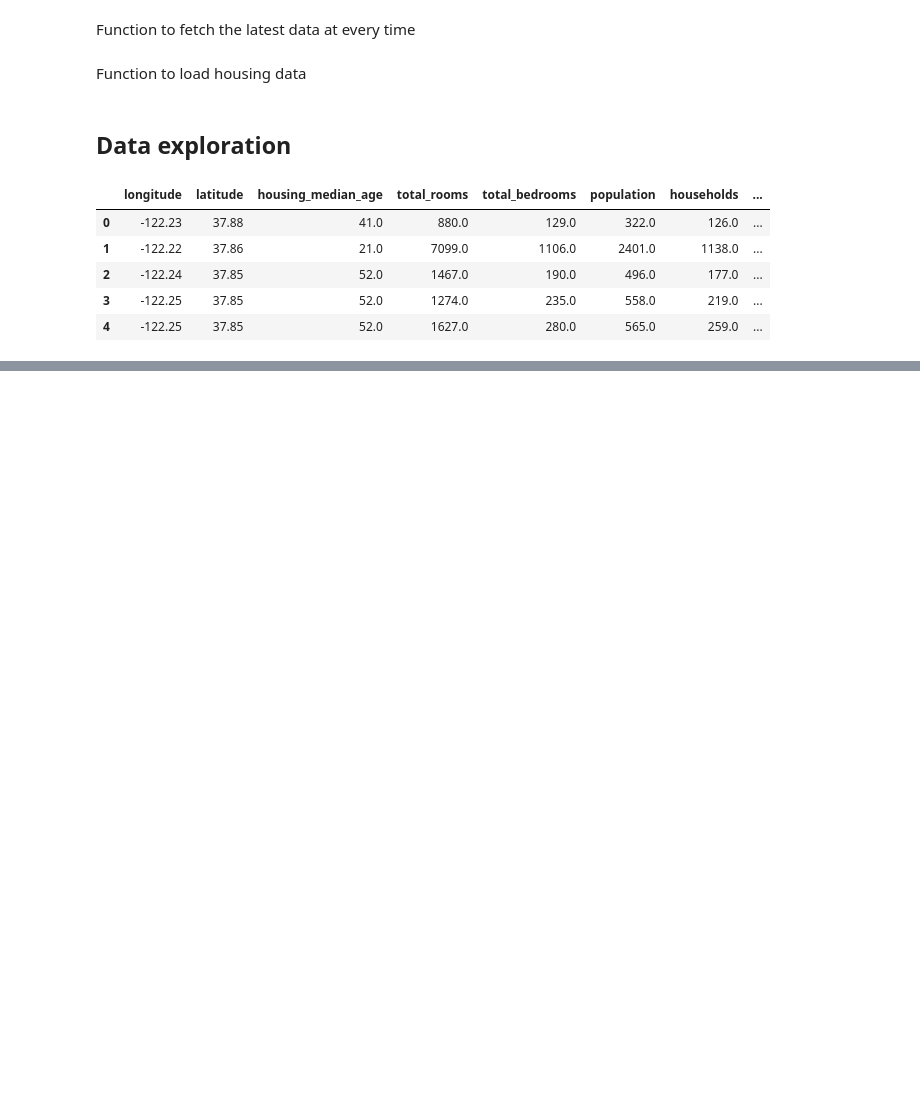
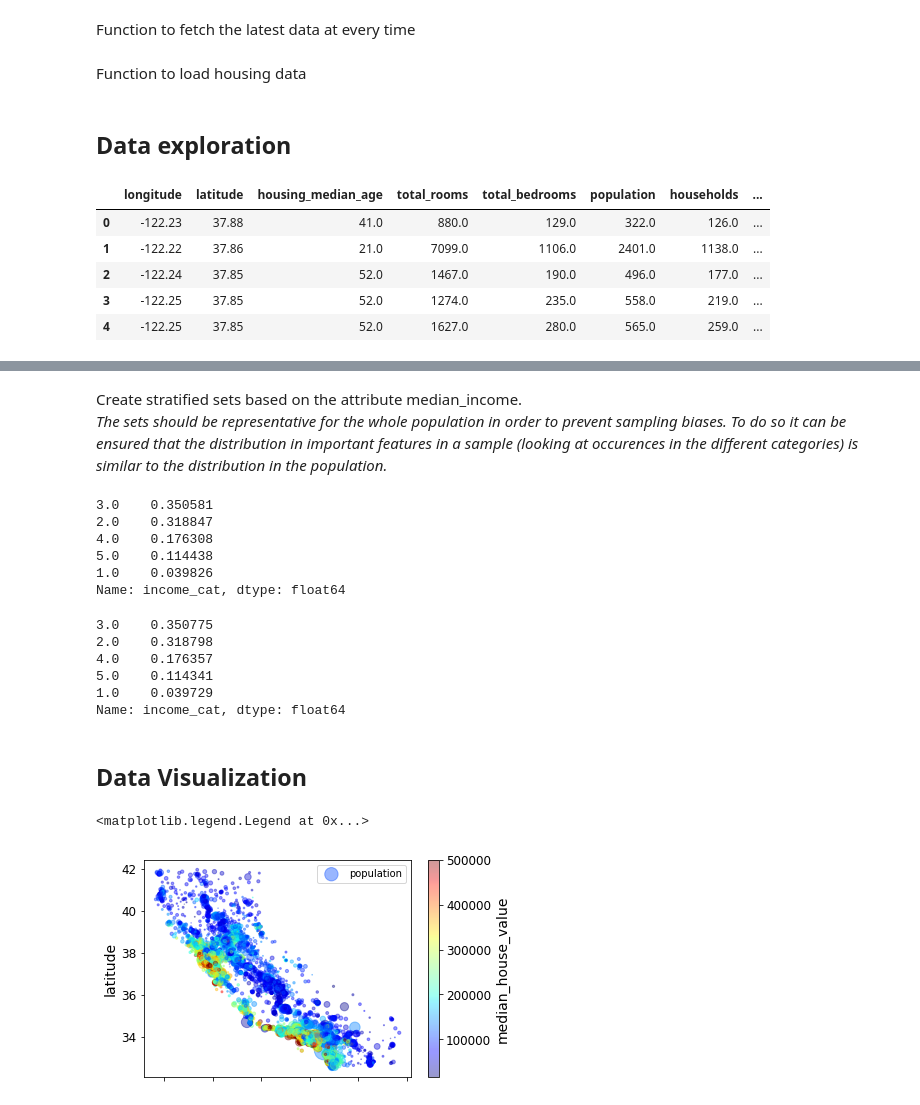
Before and after one commit to SusanneHeinrichs/Hands-on-ML, a Jupyter notebook: Chapter2/End-to-end-ML-project.ipynb/Housing.ipynb, the cells around one changed output, grey strips where cells are left out. Saved outputs shown, nothing was run; the diff lists cells and outputs as text; code cells hidden in the pictures; blank space fills up the shorter version.

```diff
--- a/Chapter2/End-to-end-ML-project.ipynb/Housing.ipynb
+++ b/Chapter2/End-to-end-ML-project.ipynb/Housing.ipynb
@@ -95,0 +139,32 @@ memory usage: 1.6+ MB
+# %% [markdown]
+Create stratified sets based on the attribute median_income.\
+*The sets should be representative for the whole population in order to prevent sampling biases. To do so
+it can be ensured that the distribution in important features in a sample (looking at occurences in the different categories) is similar to the distribution in the population.*
+# %%
+housing["income_cat"] = np.ceil(housing["median_income"]/1.5) #divide by 1.5 and use ceil to round to get categories
+housing["income_cat"].where(housing["income_cat"]< 5,5.0, inplace = True) #all entries with income_cat > 5 belong to cat 5 now
+# %%
+from sklearn.model_selection import StratifiedShuffleSplit
+
+split = StratifiedShuffleSplit(n_splits = 1, random_state = 42)
+for train_index, test_index in split.split(housing, housing["income_cat"]):
+    strat_train_set = housing.loc[train_index]
+    strat_test_set = housing.loc[test_index]
+# %%
+housing["income_cat"].value_counts()/len(housing)
+# %% [output]
+3.0    0.350581
+2.0    0.318847
+4.0    0.176308
+5.0    0.114438
+1.0    0.039826
+Name: income_cat, dtype: float64
+# %%
+strat_test_set["income_cat"].value_counts()/len(strat_test_set)
+# %% [output]
+3.0    0.350775
+2.0    0.318798
+4.0    0.176357
+5.0    0.114341
+1.0    0.039729
+Name: income_cat, dtype: float64
@@ -95,0 +175,15 @@ memory usage: 1.6+ MB
+# %% [markdown]
+## Data Visualization
+# %%
+# Generate copy to play around with it
+housing = strat_train_set.copy()
+# %%
+# Visualize geographical data
+housing.plot(kind = "scatter", x = "longitude", y = "latitude", alpha = 0.4,
+                    s = housing["population"]/100, label = "population",
+                    c = "median_house_value", cmap = plt.get_cmap("jet"), colorbar = True
+)
+plt.legend()
+# %% [output]
+<matplotlib.legend.Legend at 0x...>
+[figure, added]
```
Also changed, not shown: parts of 11 cells of this notebook.
